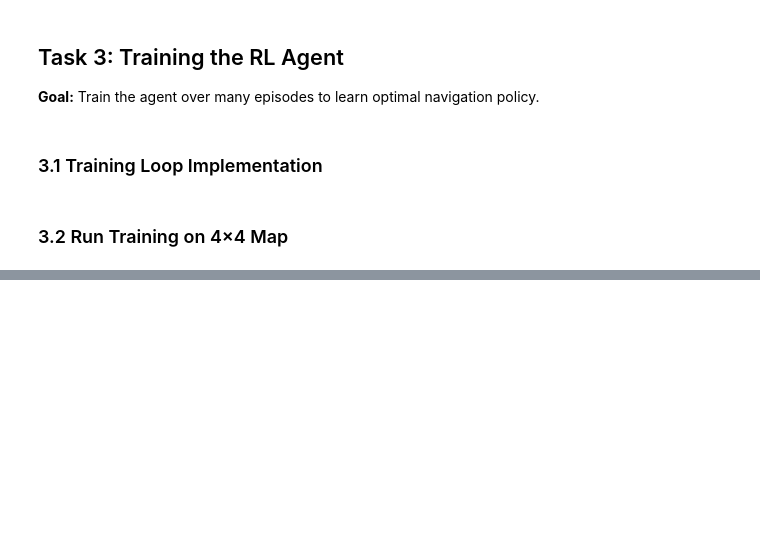
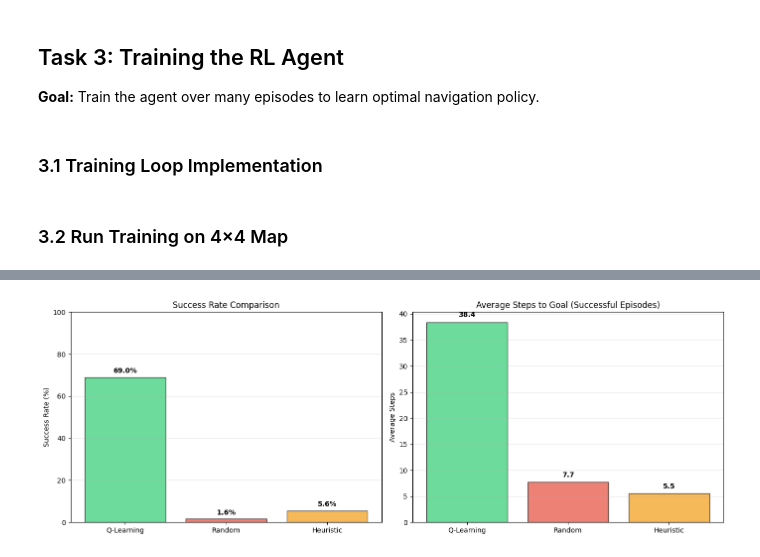
Before and after one commit to QuasimodoCodes/4610-Final, a Jupyter notebook: warehouse_robot_rl/warehouse_robot_rl.ipynb, the cells around one changed output, grey strips where cells are left out. Saved outputs shown, nothing was run; the diff lists cells and outputs as text; code cells hidden in the pictures; blank space fills up the shorter version.

```diff
--- a/warehouse_robot_rl/warehouse_robot_rl.ipynb
+++ b/warehouse_robot_rl/warehouse_robot_rl.ipynb
@@ -520,0 +687,70 @@ UNDERSTANDING THE RESULTS
+# %%
+# Evaluate Q-learning agent
+def qlearning_policy(state):
+    return agent.select_action(state)  # Use trained agent (with epsilon=0.01)
+
+# Evaluate all three approaches
+print("Evaluating policies over 1000 episodes each...")
+print("=" * 60)
+
+qlearning_success, qlearning_reward, qlearning_steps = evaluate_policy(
+    env, qlearning_policy, num_episodes=1000
+)
+
+random_success, random_reward, random_steps = evaluate_policy(
+    env, random_policy, num_episodes=1000
+)
+
+heuristic_success, heuristic_reward, heuristic_steps = evaluate_policy(
+    env, heuristic_policy, num_episodes=1000
+)
+
+# Print results summary
+print("\nEVALUATION RESULTS:")
+print("=" * 60)
+print(f"\nQ-Learning (Trained Agent):")
+print(f"  Success Rate: {qlearning_success:.1f}%")
+print(f"  Avg Steps: {qlearning_steps:.1f}")
+
+print(f"\nRandom Policy (No Learning):")
+print(f"  Success Rate: {random_success:.1f}%")
+print(f"  Avg Steps: {random_steps:.1f}")
+
+print(f"\nHeuristic Policy (Simple Logic):")
+print(f"  Success Rate: {heuristic_success:.1f}%")
+print(f"  Avg Steps: {heuristic_steps:.1f}")
+print("=" * 60)
+
+# Visualize comparison
+fig, axes = plt.subplots(1, 2, figsize=(14, 5))
+
+# Plot 1: Success Rate Comparison
+policies = ['Q-Learning', 'Random', 'Heuristic']
+success_rates = [qlearning_success, random_success, heuristic_success]
+colors = ['#2ecc71', '#e74c3c', '#f39c12']
+
+axes[0].bar(policies, success_rates, color=colors, alpha=0.7, edgecolor='black')
+axes[0].set_ylabel('Success Rate (%)')
+axes[0].set_title('Success Rate Comparison')
+axes[0].set_ylim(0, 100)
+axes[0].grid(axis='y', alpha=0.3)
+
+# Add value labels on bars
+for i, v in enumerate(success_rates):
+    axes[0].text(i, v + 2, f'{v:.1f}%', ha='center', fontweight='bold')
+
+# Plot 2: Average Steps Comparison
+avg_steps_list = [qlearning_steps, random_steps, heuristic_steps]
+
+axes[1].bar(policies, avg_steps_list, color=colors, alpha=0.7, edgecolor='black')
+axes[1].set_ylabel('Average Steps')
+axes[1].set_title('Average Steps to Goal (Successful Episodes)')
+axes[1].grid(axis='y', alpha=0.3)
+
+# Add value labels on bars
+for i, v in enumerate(avg_steps_list):
+    axes[1].text(i, v + 1, f'{v:.1f}', ha='center', fontweight='bold')
+
+plt.tight_layout()
+plt.show()
+# %% [output]
@@ -520,0 +775 @@ UNDERSTANDING THE RESULTS
+[figure, added]
```
Also changed, not shown: parts of 11 cells of this notebook.
